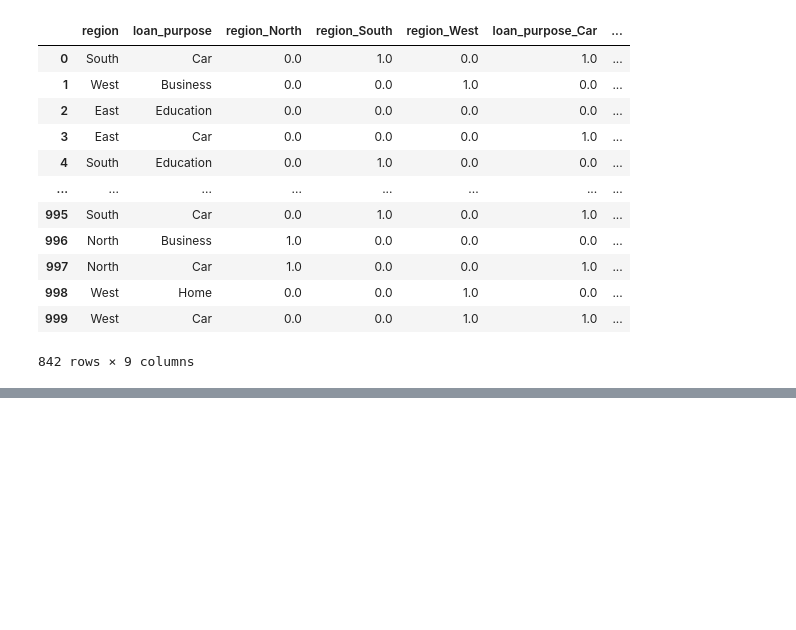
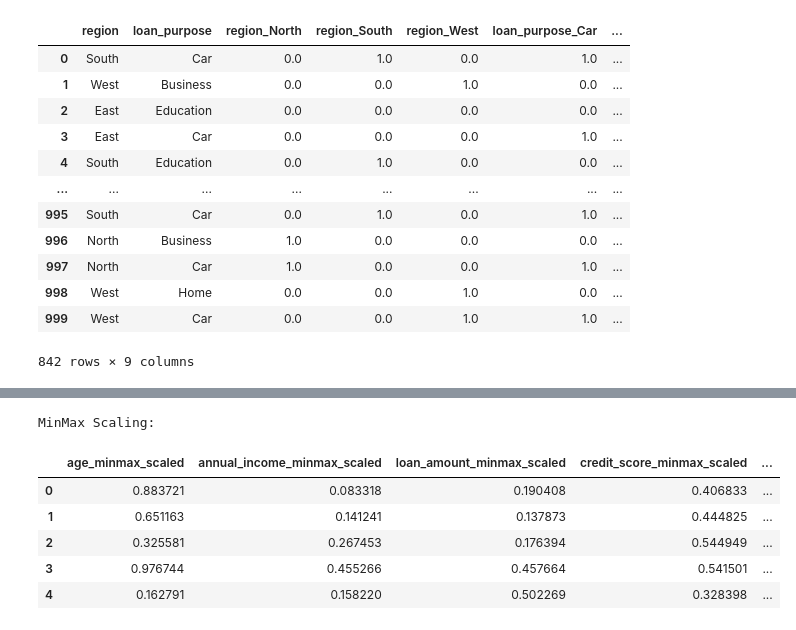
Before and after one commit to Maitrak-2661/data-preprocessing-and-feature-engineering, a Jupyter notebook: final pr/Holistic_data preparer.ipynb, the cells around one changed output, grey strips where cells are left out. Drawn from its saved outputs; the diff is of its cells as text; code cells hidden in the pictures; blank space fills up the shorter version.

```diff
--- a/final pr/Holistic_data preparer.ipynb
+++ b/final pr/Holistic_data preparer.ipynb
@@ -785,0 +968,22 @@ New columns added: ['region_North', 'region_South', 'region_West', 'loan_purpose
+# %%
+# Normalization(Min-Max scaling)
+
+minmax_scaler = MinMaxScaler()
+columns_to_scale = columns
+
+scaled_column_names = [column + '_minmax_scaled' for column in columns_to_scale]
+
+df_IQR[scaled_column_names] = minmax_scaler.fit_transform(df_IQR[columns_to_scale])
+
+print('MinMax Scaling:')
+display(df_IQR[scaled_column_names].head())
+
+df_IQR.drop(scaled_column_names, axis=1, inplace=True)
+# %% [output]
+MinMax Scaling:
+|  | age_minmax_scaled | annual_income_minmax_scaled | loan_amount_minmax_scaled | credit_score_minmax_scaled | ... |
+| 0 | 0.883721 | 0.083318 | 0.190408 | 0.406833 | ... |
+| 1 | 0.651163 | 0.141241 | 0.137873 | 0.444825 | ... |
+| 2 | 0.325581 | 0.267453 | 0.176394 | 0.544949 | ... |
+| 3 | 0.976744 | 0.455266 | 0.457664 | 0.541501 | ... |
+| 4 | 0.162791 | 0.158220 | 0.502269 | 0.328398 | ... |
```
Also changed, not shown: parts of 14 cells of this notebook.
